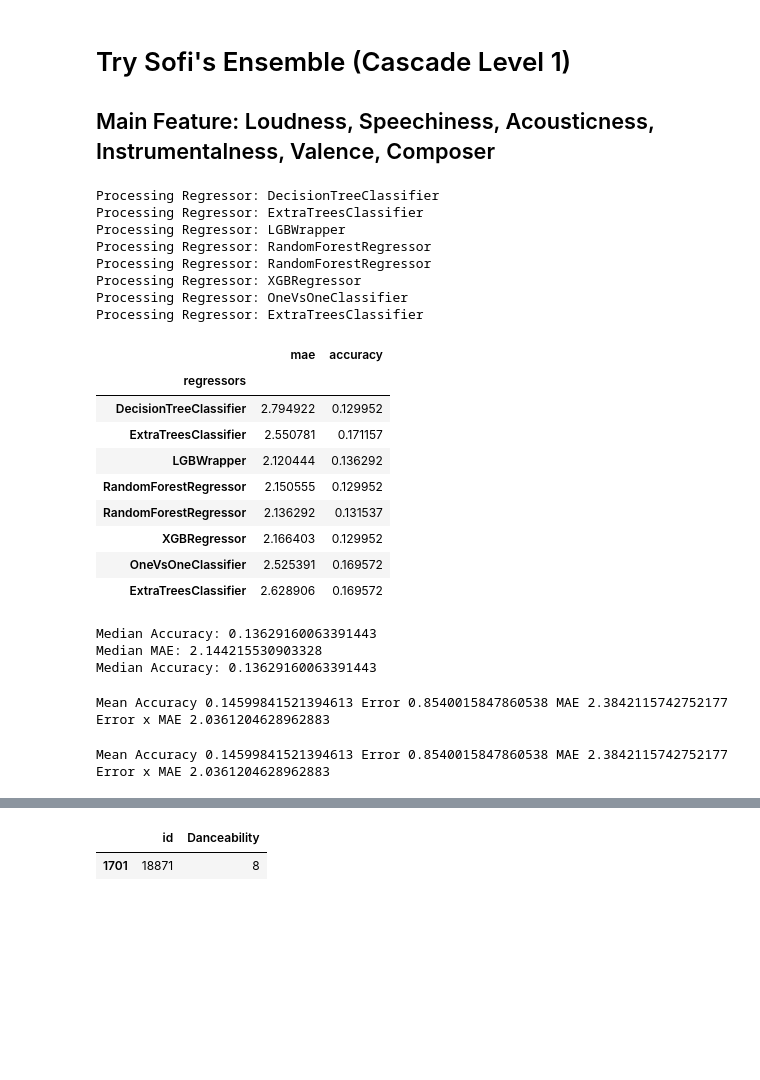
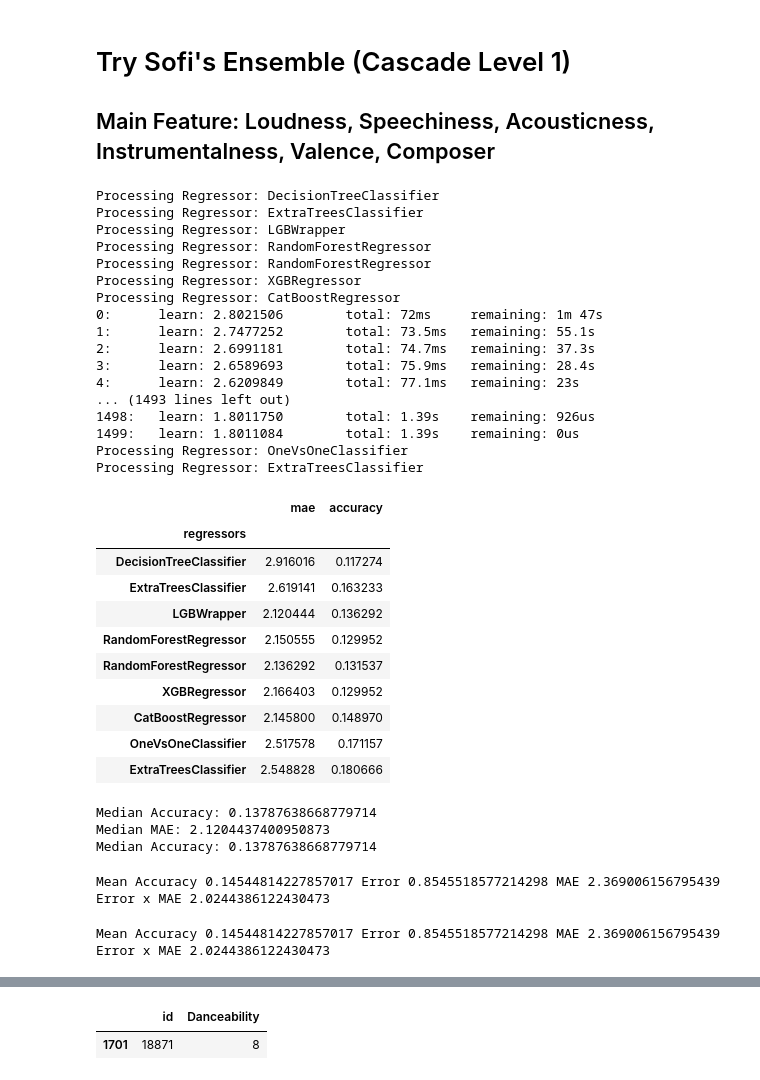
Before and after one commit to sormazabal/Konfusion, a Jupyter notebook: stage-2/Buildupon188.ipynb, the cells around one changed output, grey strips where cells are left out. Drawn from its saved outputs; the diff is of its cells as text; code cells hidden in the pictures; blank space fills up the shorter version.

```diff
--- a/stage-2/Buildupon188.ipynb
+++ b/stage-2/Buildupon188.ipynb
@@ -867,7 +875,7 @@ default_params = {
     'gamma': 0,
     'reg_alpha': 0,
     'reg_lambda': 1,
-    'random_state': 0,
+    'random_state': 42,
     'n_jobs': -1
 }
 # %%
@@ -895,6 +903,7 @@ from sklearn.naive_bayes import GaussianNB
 from sklearn.discriminant_analysis import QuadraticDiscriminantAnalysis
 from sklearn.inspection import DecisionBoundaryDisplay
 from sklearn import svm
+from catboost import CatBoostRegressor
 
 import pickle
 regressors = [
@@ -904,7 +913,8 @@ regressors = [
     RandomForestRegressor(n_estimators=1000, random_state=42),
     RandomForestRegressor(n_estimators=2000, random_state=42),
     XGBRegressor(**default_params),
-    #OneVsOneClassifier(AdaBoostClassifier(random_state=42), n_jobs=8),
+    CatBoostRegressor(iterations=1500, learning_rate=0.1, depth=3),
+    #OneVsOneClassifier(AdaBoostClassifier(n_estimators=50, random_state=42), n_jobs=8),
     OneVsOneClassifier(ExtraTreesClassifier(), n_jobs=8), #this one works well
     #OneVsOneClassifier(XGBRegressor(**default_params), n_jobs=8),
     #OneVsOneClassifier(svm.SVC(kernel='linear'), n_jobs=8),
@@ -914,41 +924,51 @@ regressors = [
 # Define a result table as a DataFrame
 result_table = pd.DataFrame(columns=['regressors', 'mae', 'accuracy'])
 all_preds = []
 
 # Train and evaluate each classifier
 for reg in regressors:
     print("Processing Regressor:", reg.__class__.__name__)
     reg.fit(train_features, np.ravel(train_labels))
     pred = reg.predict(val_features)
     all_preds.append(pred)
     accuracy = accuracy_score(np.ravel(val_labels), np.rint(pred))
     mae = mean_absolute_error(np.ravel(val_labels), np.rint(pred))
     pd_tmp = pd.DataFrame({'regressors':[reg.__class__.__name__], 'mae': [mae], 'accuracy': [accuracy]})
     result_table = pd.concat([result_table, pd_tmp])
 
 result_table.set_index('regressors', inplace=True)
 result_table.sort_values(by=['mae'], ascending=True)
 
 result_table
 # %% [output]
 Processing Regressor: DecisionTreeClassifier
 Processing Regressor: ExtraTreesClassifier
 Processing Regressor: LGBWrapper
 Processing Regressor: RandomForestRegressor
 Processing Regressor: RandomForestRegressor
 Processing Regressor: XGBRegressor
+Processing Regressor: CatBoostRegressor
+0:      learn: 2.8021506        total: 72ms     remaining: 1m 47s
+1:      learn: 2.7477252        total: 73.5ms   remaining: 55.1s
+2:      learn: 2.6991181        total: 74.7ms   remaining: 37.3s
+3:      learn: 2.6589693        total: 75.9ms   remaining: 28.4s
+4:      learn: 2.6209849        total: 77.1ms   remaining: 23s
+... (1493 lines left out)
+1498:   learn: 1.8011750        total: 1.39s    remaining: 926us
+1499:   learn: 1.8011084        total: 1.39s    remaining: 0us
 Processing Regressor: OneVsOneClassifier
 Processing Regressor: ExtraTreesClassifier
 |  | mae | accuracy |
 | regressors |  |  |
-| DecisionTreeClassifier | 2.794922 | 0.129952 |
-| ExtraTreesClassifier | 2.550781 | 0.171157 |
+| DecisionTreeClassifier | 2.916016 | 0.117274 |
+| ExtraTreesClassifier | 2.619141 | 0.163233 |
 | LGBWrapper | 2.120444 | 0.136292 |
 | RandomForestRegressor | 2.150555 | 0.129952 |
 | RandomForestRegressor | 2.136292 | 0.131537 |
 | XGBRegressor | 2.166403 | 0.129952 |
-| OneVsOneClassifier | 2.525391 | 0.169572 |
-| ExtraTreesClassifier | 2.628906 | 0.169572 |
+| CatBoostRegressor | 2.145800 | 0.148970 |
+| OneVsOneClassifier | 2.517578 | 0.171157 |
+| ExtraTreesClassifier | 2.548828 | 0.180666 |
 # %%
 median_preds = np.median(all_preds, axis=0)
 median_accuracy = accuracy_score(np.ravel(val_labels), np.rint(median_preds))
@@ -958,17 +978,17 @@ print("Median Accuracy:", median_accuracy)
 print("Median MAE:", median_mae)
 print("Median Accuracy:", accuracy_score(np.ravel(val_labels), np.rint(median_preds)))
 # %% [output]
-Median Accuracy: 0.13629160063391443
-Median MAE: 2.144215530903328
-Median Accuracy: 0.13629160063391443
+Median Accuracy: 0.13787638668779714
+Median MAE: 2.1204437400950873
+Median Accuracy: 0.13787638668779714
 # %%
 print("Mean Accuracy", np.mean(result_table['accuracy']), "Error", (1-np.mean(result_table['accuracy'])), "MAE", np.mean(result_table['mae']), "Error x MAE", (1-np.mean(result_table['accuracy'])) * np.mean(result_table['mae']))
 # %% [output]
-Mean Accuracy 0.14599841521394613 Error 0.8540015847860538 MAE 2.3842115742752177 Error x MAE 2.0361204628962883
+Mean Accuracy 0.14544814227857017 Error 0.8545518577214298 MAE 2.369006156795439 Error x MAE 2.0244386122430473
 # %%
 print("Mean Accuracy", np.mean(result_table['accuracy']), "Error", (1-np.mean(result_table['accuracy'])), "MAE", np.mean(result_table['mae']), "Error x MAE", (1-np.mean(result_table['accuracy'])) * np.mean(result_table['mae']))
 # %% [output]
-Mean Accuracy 0.14599841521394613 Error 0.8540015847860538 MAE 2.3842115742752177 Error x MAE 2.0361204628962883
+Mean Accuracy 0.14544814227857017 Error 0.8545518577214298 MAE 2.369006156795439 Error x MAE 2.0244386122430473
 # %%
 
 # print()
```
Also changed, not shown: parts of 6 cells of this notebook, 5 other files.
